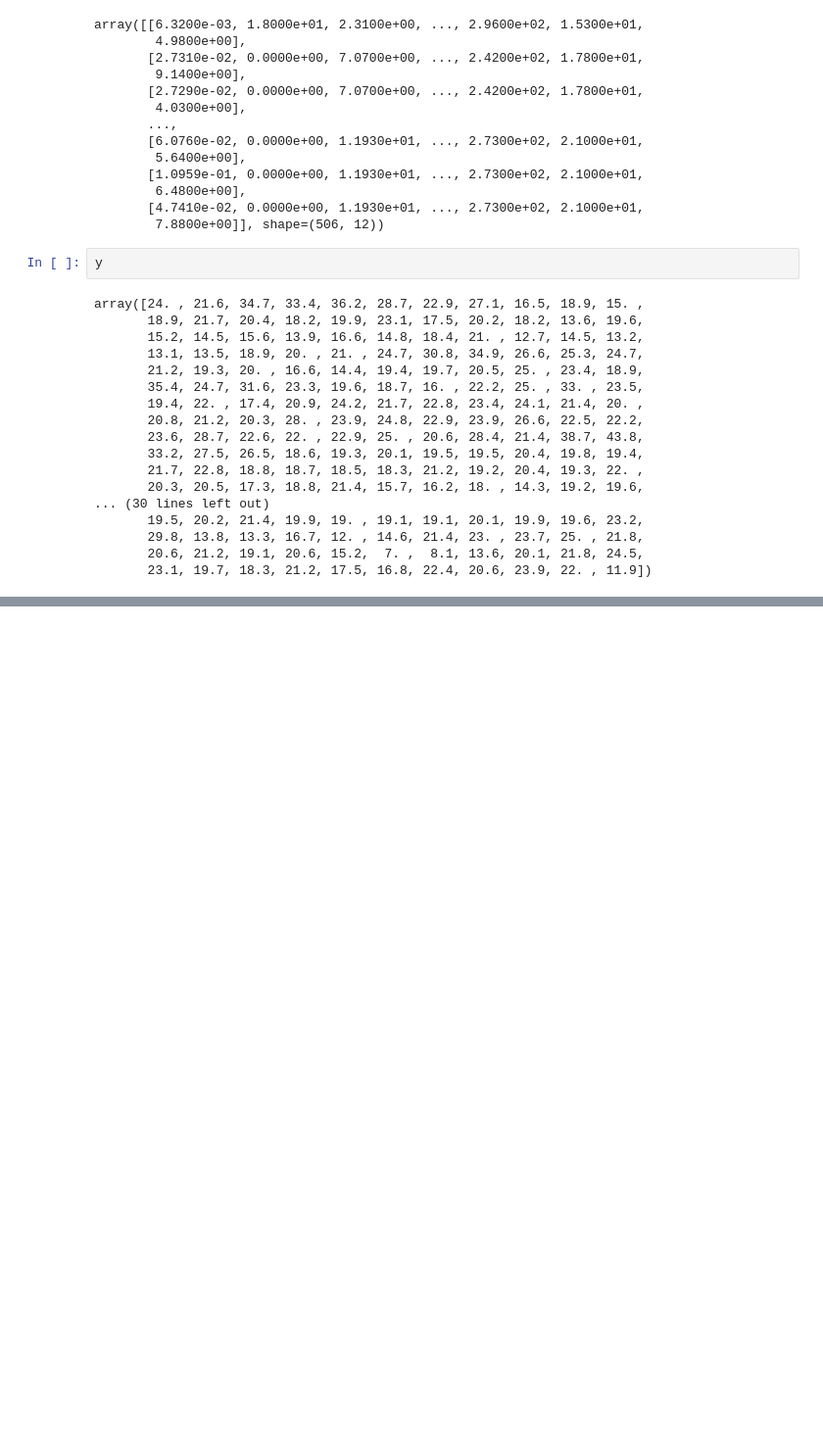
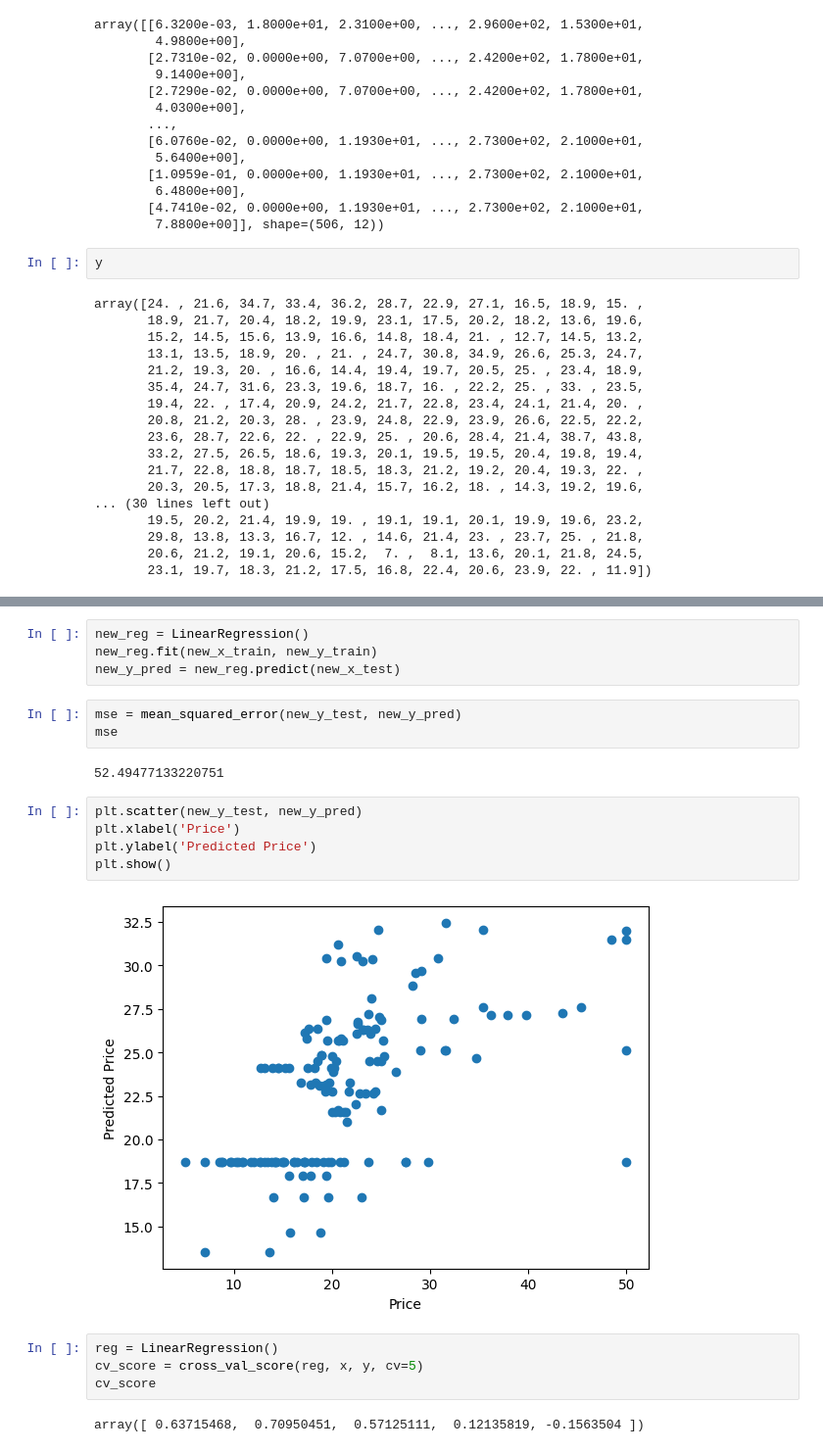
Before and after one commit to docroch/learning-data-science, a Jupyter notebook: modeling/linear-regression.ipynb, the cells around one changed output, grey strips where cells are left out. Shown at 98% size. Saved outputs shown, nothing was run; the diff lists cells and outputs as text; blank space fills up the shorter version.

```diff
--- a/modeling/linear-regression.ipynb
+++ b/modeling/linear-regression.ipynb
@@ -135,0 +161,22 @@ array([24. , 21.6, 34.7, 33.4, 36.2, 28.7, 22.9, 27.1, 16.5, 18.9, 15. ,
+# %%
+new_reg = LinearRegression()
+new_reg.fit(new_x_train, new_y_train)
+new_y_pred = new_reg.predict(new_x_test)
+# %%
+mse = mean_squared_error(new_y_test, new_y_pred)
+mse
+# %% [output]
+52.49477133220751
+# %%
+plt.scatter(new_y_test, new_y_pred)
+plt.xlabel('Price')
+plt.ylabel('Predicted Price')
+plt.show()
+# %% [output]
+[figure, added]
+# %%
+reg = LinearRegression()
+cv_score = cross_val_score(reg, x, y, cv=5)
+cv_score
+# %% [output]
+array([ 0.63715468,  0.70950451,  0.57125111,  0.12135819, -0.1563504 ])
```
Also changed, not shown: parts of 8 cells of this notebook.
